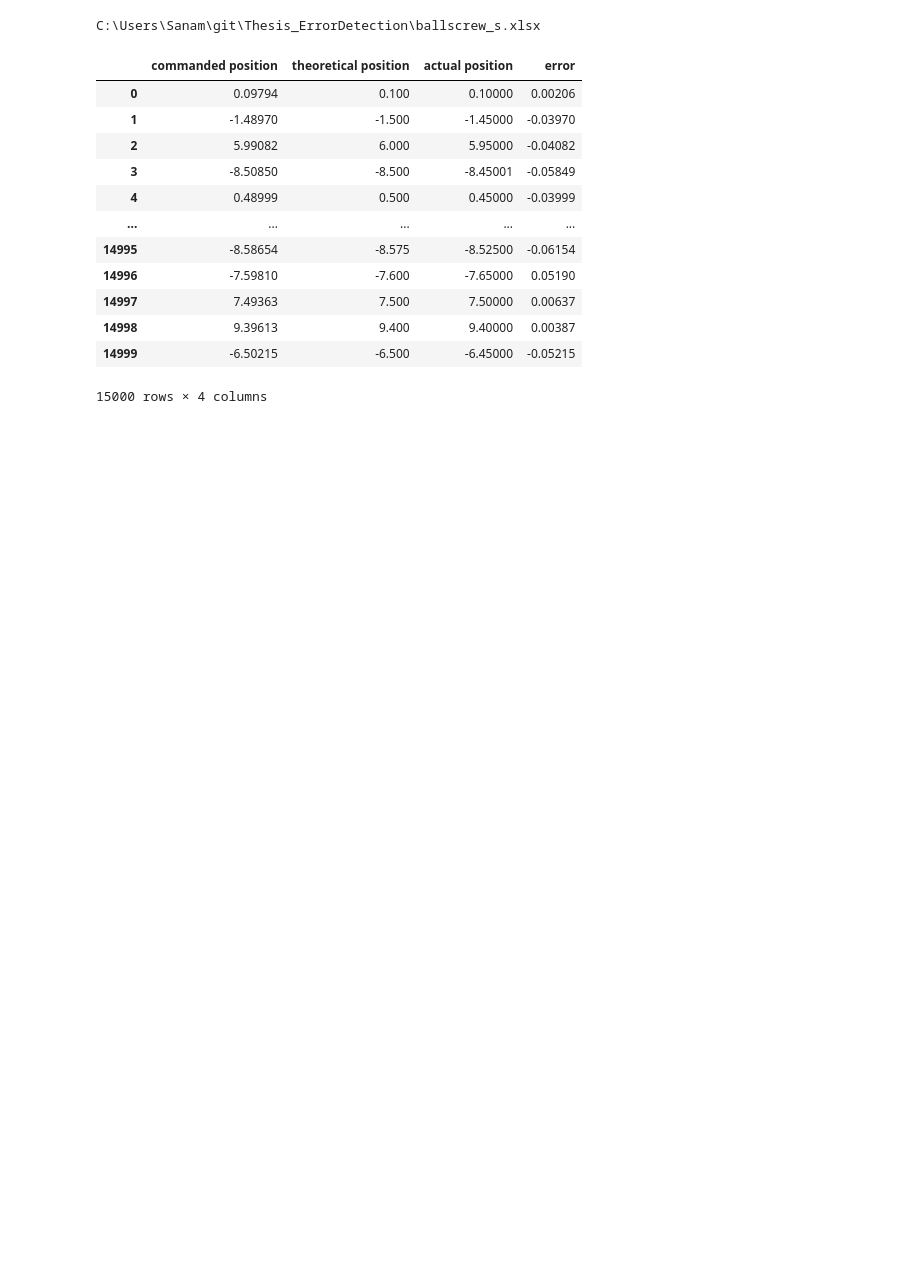
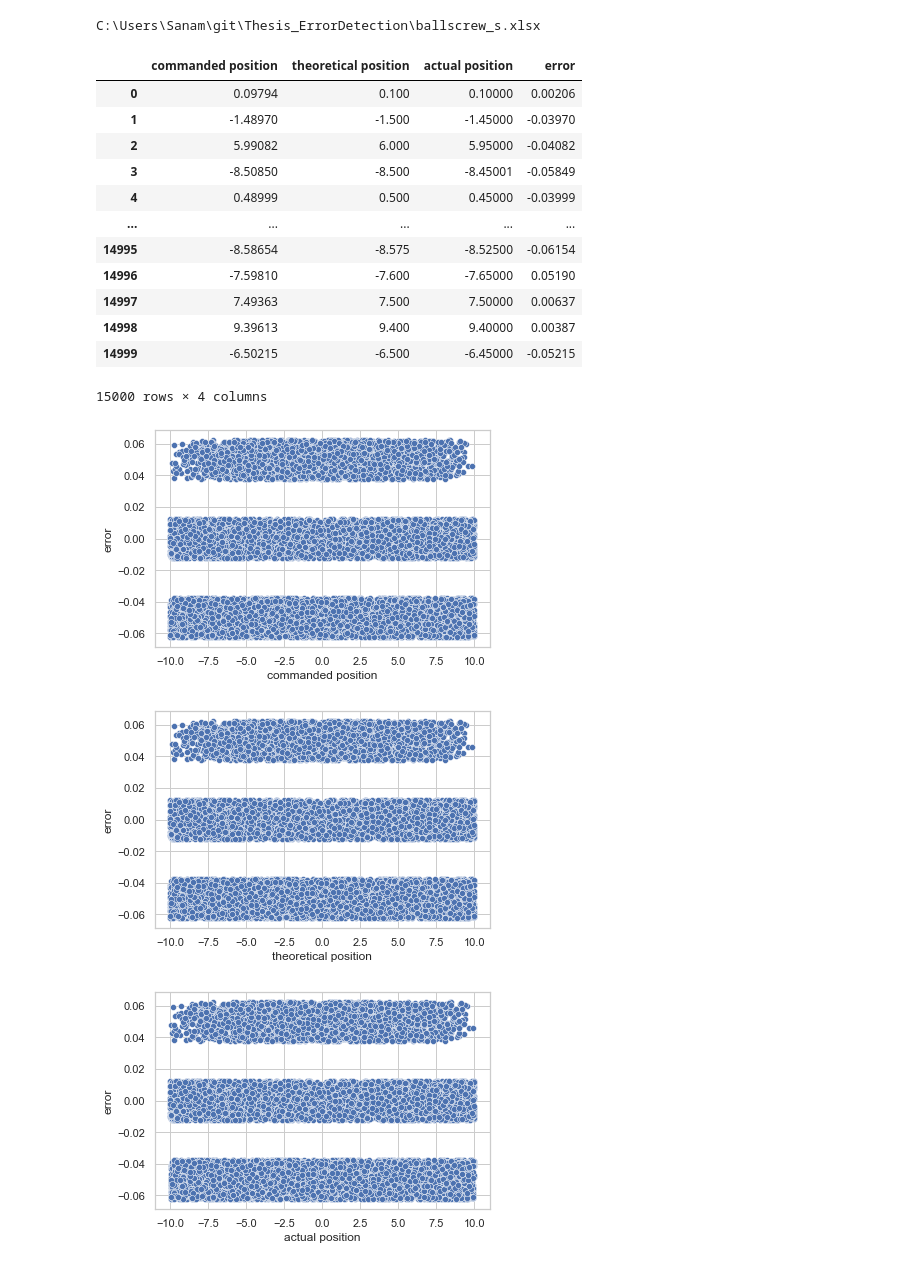
Before and after one commit to sanamsabooni/Thesis_ErrorDetection, a Jupyter notebook: Thesis_ErrorDetection.ipynb, the cells around one changed output. Saved outputs shown, nothing was run; the diff lists cells and outputs as text; code cells hidden in the pictures; blank space fills up the shorter version.

Commit message:
visualization

```diff
--- a/Thesis_ErrorDetection.ipynb
+++ b/Thesis_ErrorDetection.ipynb
@@ -40,3 +40,26 @@ data_b
 # Extract the features (X) and target (Y) for ballscrew
 X_b = data_b.iloc[:, :-1].values  # Use all columns except the last one as features
 Y_b = data_b.iloc[:, -1].values  # Use the last column as the target
+# %%
+import seaborn as sns
+import matplotlib.pyplot as plt
+
+# Seaborn styles for the plots
+sns.set_theme(style="whitegrid")
+
+# Scatter plot for each feature against the target variable "error"
+# Feature: "commanded position" vs "error"
+sns.scatterplot(x=data_b['commanded position'], y=data_b['error'])
+plt.show()
+
+# Feature: "theoretical position" vs "error"
+sns.scatterplot(x=data_b['theoretical position'], y=data_b['error'])
+plt.show()
+
+# Feature: "actual position" vs "error"
+sns.scatterplot(x=data_b['actual position'], y=data_b['error'])
+plt.show()
+# %% [output]
+[figure, added]
+[figure, added]
+[figure, added]
```
Also changed, not shown: parts of 18 cells of this notebook, 3 other files.
